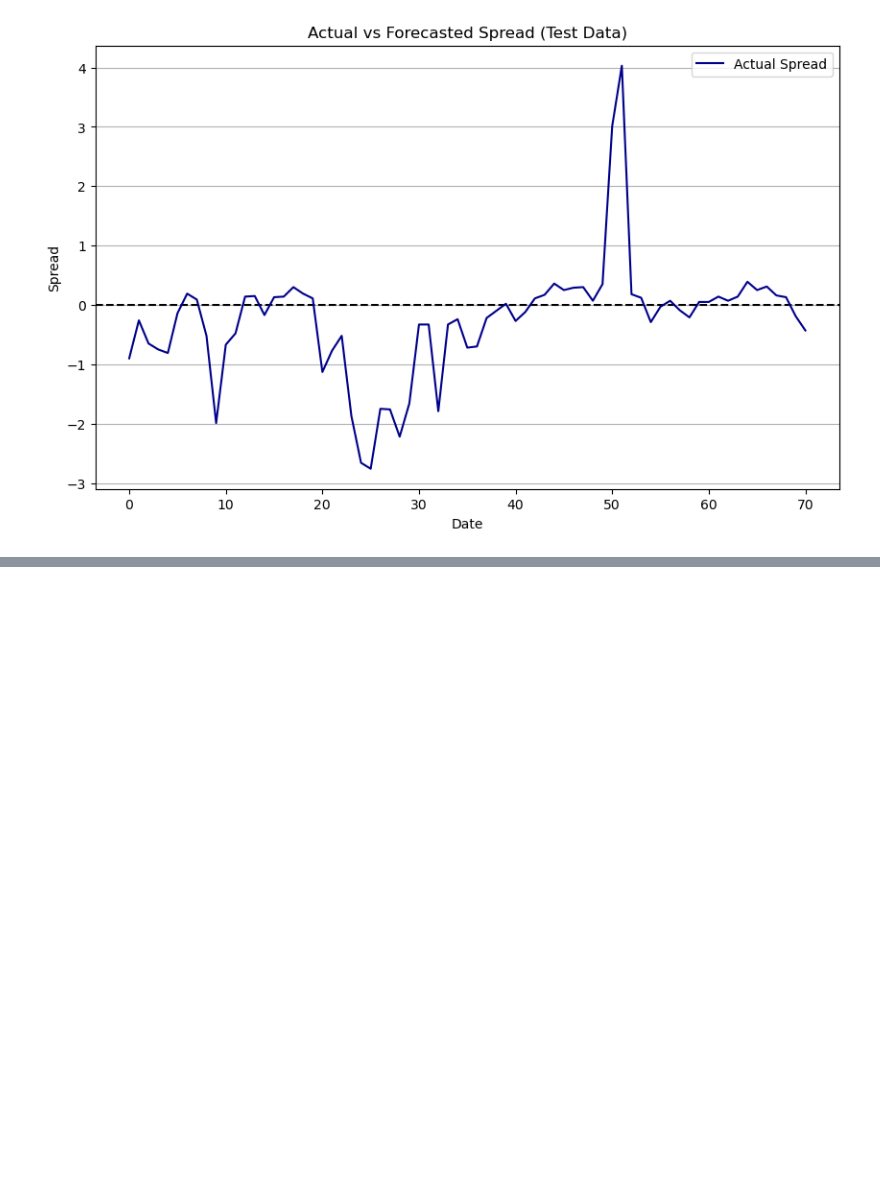
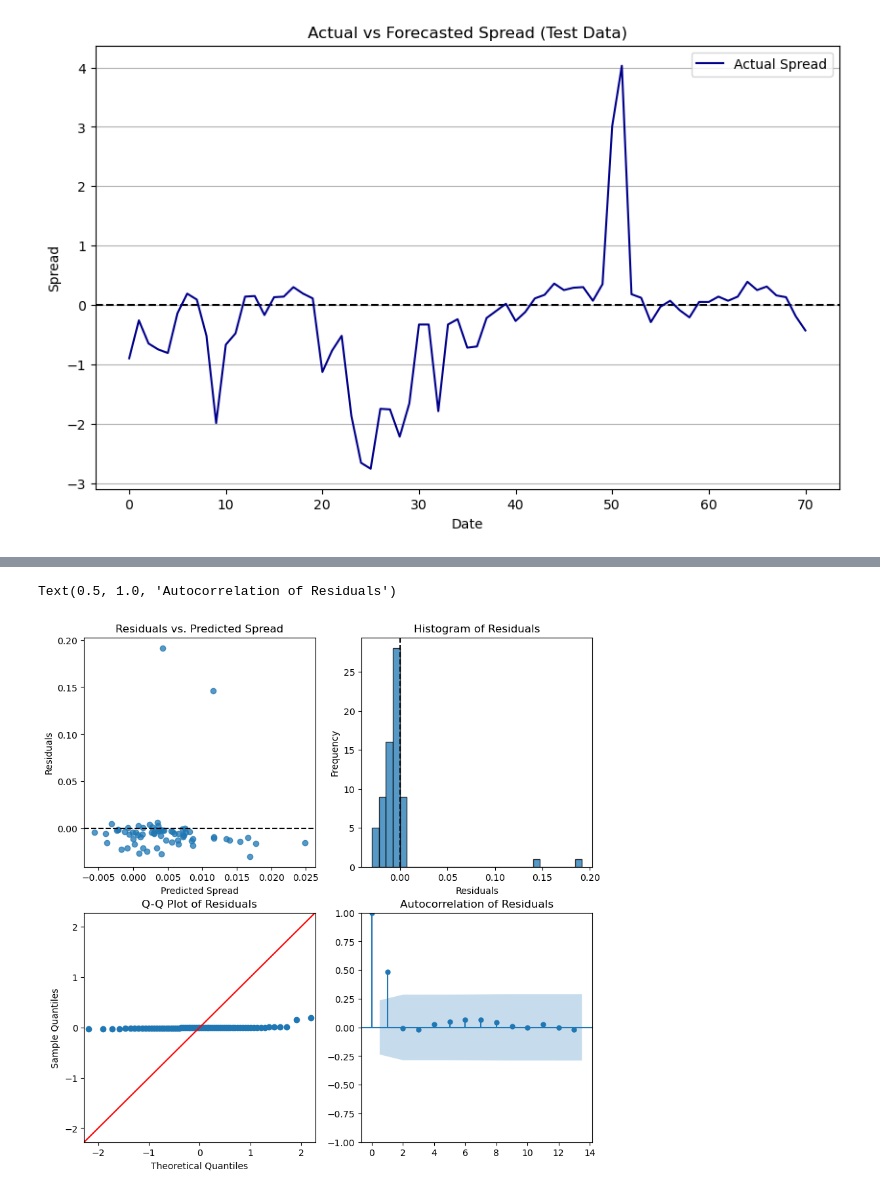
Before and after one commit to j0nl925/MSc-Finance-Econometrics-Coursework, a Jupyter notebook: Coursework.ipynb, the cells around one changed output, grey strips where cells are left out. Cells and saved outputs as stored; diff of their text form; code cells hidden in the pictures; blank space fills up the shorter version.

```diff
--- a/Coursework.ipynb
+++ b/Coursework.ipynb
@@ -225,0 +288,29 @@ Mean Absolute Error (MAE): 0.488
+# %%
+# Create a 2x3 grid of subplots (2 rows, 3 columns)
+fig, ax = plt.subplots(2, 2, figsize=(10, 10))
+
+# 1. Residuals vs Predicted Spread
+ax[0, 0].scatter(y_pred, residuals, alpha=0.75)
+ax[0, 0].axhline(y=0, color='black', linestyle='--')
+ax[0, 0].set_xlabel('Predicted Spread')
+ax[0, 0].set_ylabel('Residuals')
+ax[0, 0].set_title('Residuals vs. Predicted Spread')
+
+# 2. Histogram of Residuals
+ax[0, 1].hist(residuals, bins=30, alpha=0.75, edgecolor='black')
+ax[0, 1].axvline(x=0, color='black', linestyle='--')
+ax[0, 1].set_xlabel('Residuals')
+ax[0, 1].set_ylabel('Frequency')
+ax[0, 1].set_title('Histogram of Residuals')
+
+# 3. Q-Q Plot of Residuals
+sm.qqplot(residuals, line='45', ax=ax[1, 0])
+ax[1, 0].set_title('Q-Q Plot of Residuals')
+
+# 4. Autocorrelation of Residuals
+from statsmodels.graphics.tsaplots import plot_acf
+plot_acf(residuals, lags=13, ax=ax[1, 1])
+ax[1, 1].set_title('Autocorrelation of Residuals')
+# %% [output]
+Text(0.5, 1.0, 'Autocorrelation of Residuals')
+[figure, added]
```
Also changed, not shown: parts of 8 cells of this notebook.
